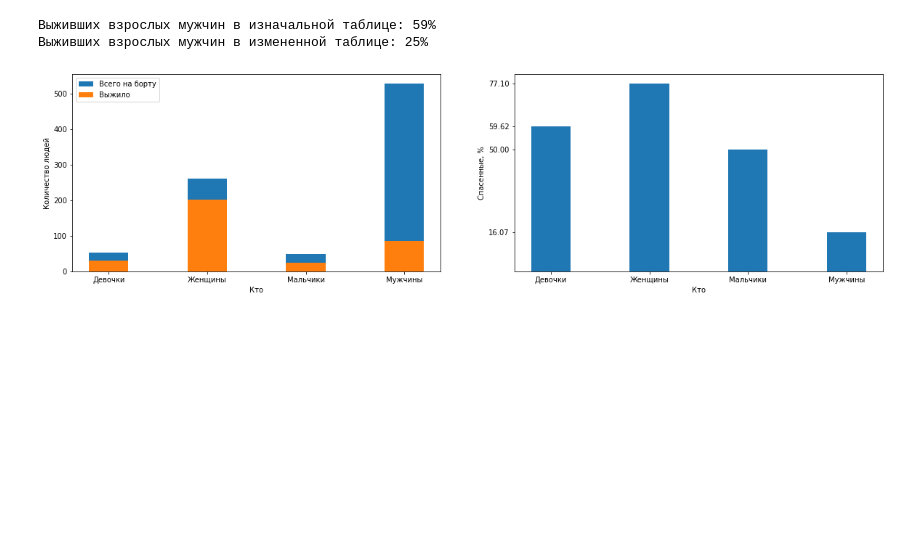
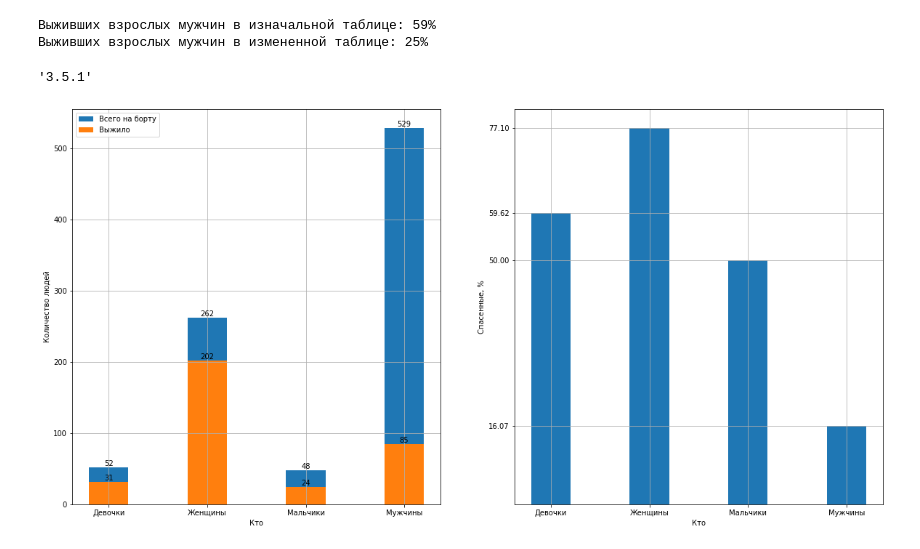
Before and after one commit to gaskeo/yandex-lyceum-selection-round, a Jupyter notebook: main.ipynb, the cells around one changed output. Drawn from its saved outputs; the diff is of its cells as text; code cells hidden in the pictures; blank space fills up the shorter version.

```diff
--- a/main.ipynb
+++ b/main.ipynb
@@ -469,3 +508,5 @@ df = fill_na_deck(df)
+# %%
+df = pd.read_csv('/content/drive/MyDrive/yandex-lyceum-selection-round/csv/filled_titanic.csv')
 # %% [markdown]
 ## Ответы на вопросы
 # %% [markdown]
@@ -680,52 +732,54 @@ print('Выживших взрослых мужчин в измененной т
 # %% [output]
 Выживших взрослых мужчин в изначальной таблице: 59%
 Выживших взрослых мужчин в измененной таблице: 25%
+# %%
+import matplotlib
+matplotlib.__version__
+# %% [output]
+'3.5.1'
 # %%
-who_eng_rus_pairs = (('man', 'Мужчины'),
-                     ('woman', 'Женщины'),
-                     ('girl', 'Девочки'),
-                     ('boy', 'Мальчики'))
-# переводим для меток по x
-# сортировка нужна, чтобы значения всех и выживших людей не перемешались
-# используем массивы numpy, чтобы потом легче было обращаться по индексам
-who_items_all = dict(df[who].value_counts())
-who_items_rus_all = np.array(sorted(
-    [(rus, who_items_all[eng]) for eng, rus in who_eng_rus_pairs],
-    key=lambda x: x[0]
+def translate_and_to_numpy(value_counts):
+    who_eng_rus_pairs = (('man', 'Мужчины'),
+                         ('woman', 'Женщины'),
+                         ('girl', 'Девочки'),
+                         ('boy', 'Мальчики'))
+    return np.array(sorted(
+        [(rus, value_counts[eng]) for eng, rus in who_eng_rus_pairs],
+        key=lambda x: x[0]
     ))
 
-who_items_alive = dict(df_alive[who].value_counts())
-who_items_rus_alive = np.array(sorted(
-    [(rus, who_items_alive[eng]) for eng, rus in who_eng_rus_pairs],
-    key=lambda x: x[0]))
+who_items_all = translate_and_to_numpy(dict(df[who].value_counts()))
+who_items_alive = translate_and_to_numpy(dict(df_alive[who].value_counts()))
 
 # строим
 fig, (ax1, ax2) = plt.subplots(1, 2)
-fig.set_size_inches(20, 5)
-ax1.bar(np.arange(4),
-        who_items_rus_all[:, 1].astype(int),
-        width=0.4,
-        label='Всего на борту')
-ax1.bar(np.arange(4),
-        who_items_rus_alive[:, 1].astype(int),
-        width=0.4,
-        label='Выжило')
+fig.set_size_inches(20, 10)
+for item, label in ((who_items_all, 'Всего на борту'),
+                    (who_items_alive, 'Выжило')):
+    bar = ax1.bar(np.arange(4),
+                item[:, 1].astype(int),
+                width=0.4,
+                label=label)
 
-ax1.set_xticks(np.arange(4))
-ax1.set_xticklabels(who_items_rus_all[:, 0])
+    ax1.bar_label(bar, labels=item[:, 1])
+
+
 ax1.set_xlabel('Кто')
 ax1.set_ylabel('Количество людей')
 ax1.legend()
 
 alive_percentages = (who_items_rus_alive[:, 1].astype(int) /
                      who_items_rus_all[:, 1].astype(int) * 100)
 ax2.bar(np.arange(4), alive_percentages, width=0.4)
-ax2.set_xticks(np.arange(4))
-ax2.set_xticklabels(who_items_rus_all[:, 0])
 ax2.set_yticks(alive_percentages)
 ax2.set_xlabel('Кто')
 ax2.set_ylabel('Спасенные, %')
 
+for ax in (ax1, ax2):
+    ax.set_xticks(np.arange(4))
+    ax.set_xticklabels(who_items_rus_all[:, 0])
+    ax.grid(True)
+
 plt.show()
 # %% [output]
-[figure, old version]
+[figure, new version]
```
Also changed, not shown: parts of 20 cells of this notebook.
